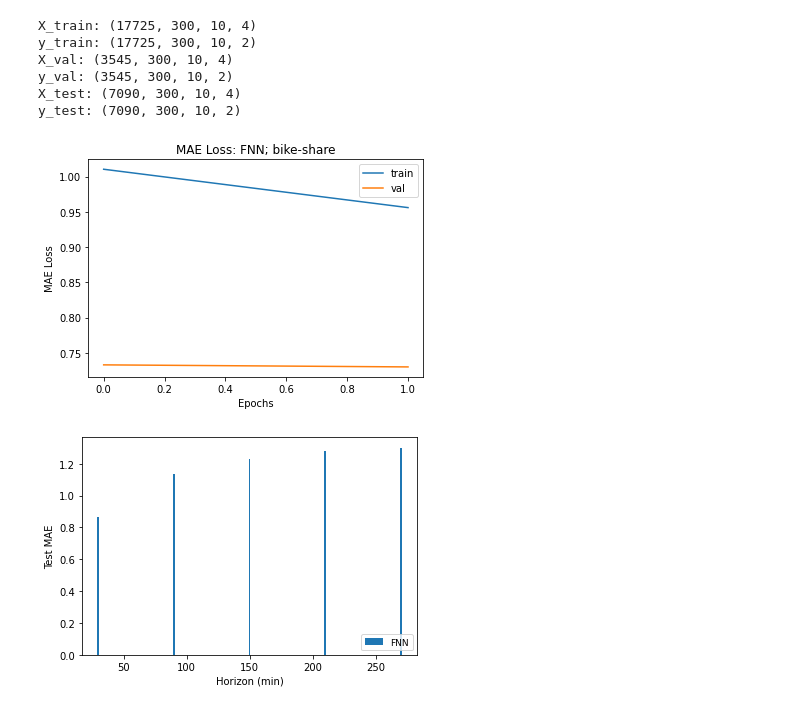
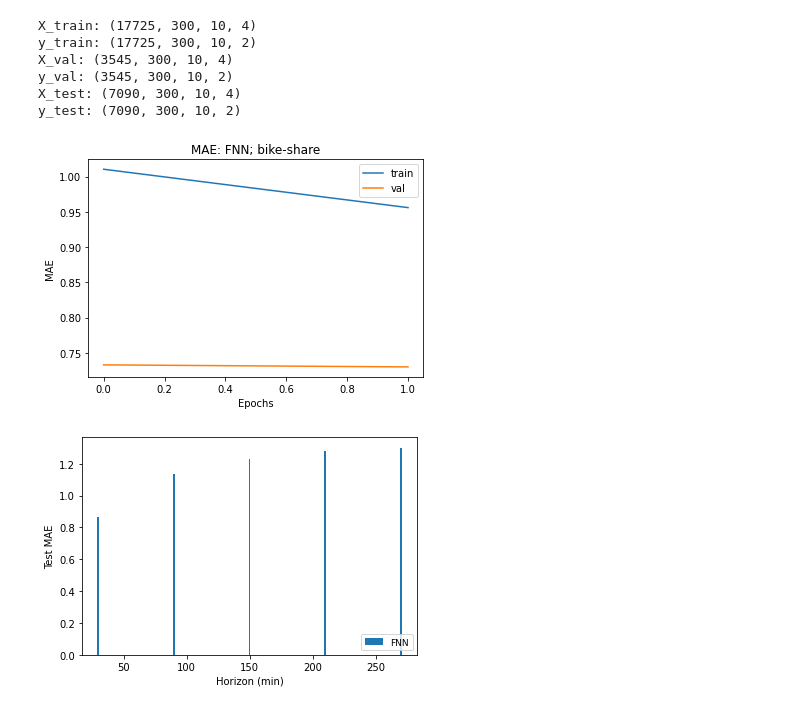
Before and after one commit to vursekar/time-adaptive-gnn, a Jupyter notebook: bike_share/evaluate_models.ipynb, the cells around one changed output. Saved outputs shown, nothing was run; the diff lists cells and outputs as text; code cells hidden in the pictures.

Commit message:
fixed model test

```diff
--- a/bike_share/evaluate_models.ipynb
+++ b/bike_share/evaluate_models.ipynb
@@ -65,15 +65,15 @@ y_test: (7090, 300, 10, 2)
 # %%
 for MODEL_NAME in MODEL_NAMES:
     plt.figure()
-    plt.title("MAE Loss: "+MODEL_NAME+'; '+DATASET_NAME)
+    plt.title("MAE: "+MODEL_NAME+'; '+DATASET_NAME)
     plt.xlabel("Epochs")
-    plt.ylabel("MAE Loss")
+    plt.ylabel("MAE")
     plt.plot(run_info[MODEL_NAME]['history']['loss'],label='train')
     plt.plot(run_info[MODEL_NAME]['history']['val_loss'],label='val')
     plt.legend()
     plt.savefig(os.path.join(PLOTS_DIRECTORY,'loss_'+MODEL_NAME+'_'+DATASET_NAME+'.png'))
 # %% [output]
-[figure, old version]
+[figure, new version]
 # %%
 loss_funcs = {'MAE':mae_losses,
               'MAPE':mape_losses,
```
Also changed, not shown: parts of 1 cell of this notebook, 2 other files.
